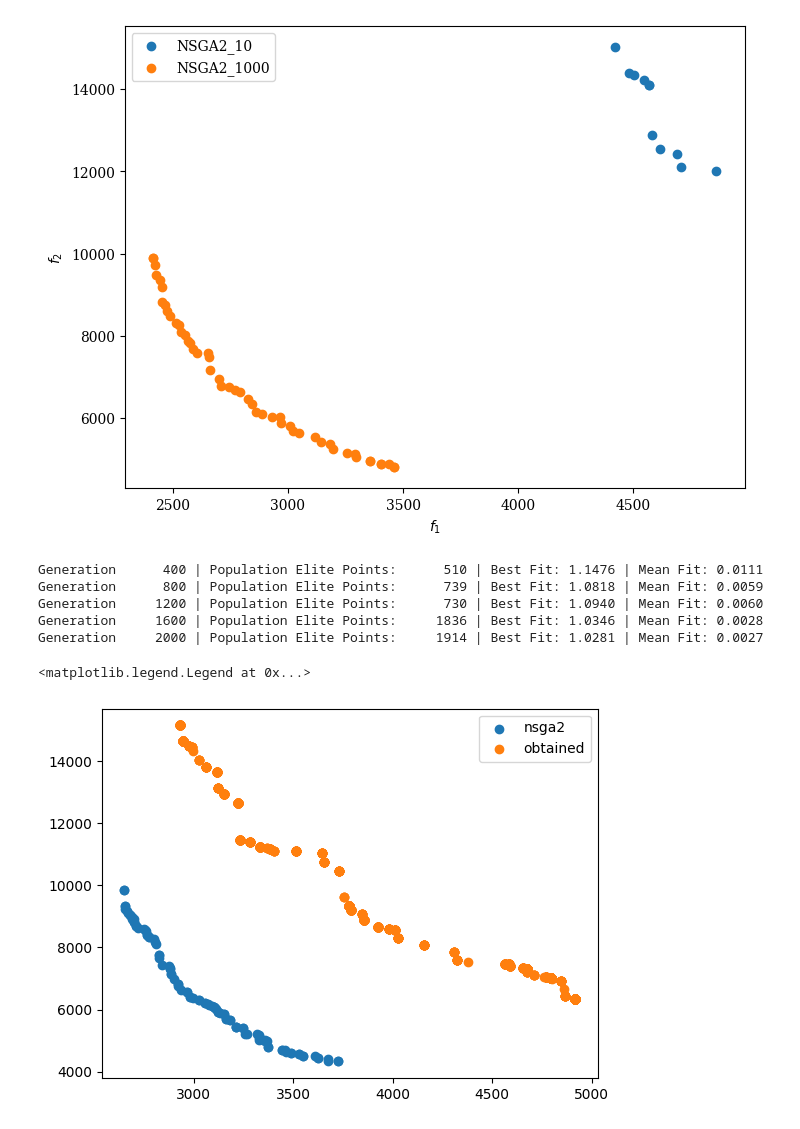
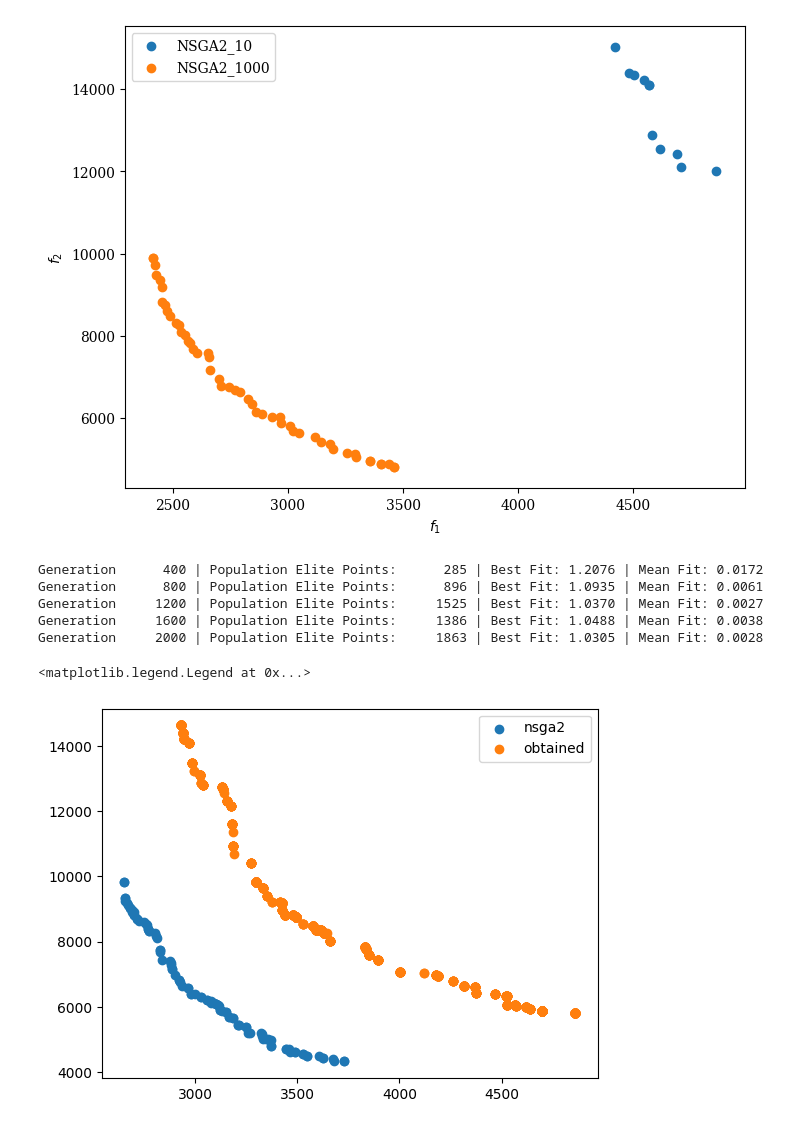
Before and after one commit to pedro-com/bioinspired-evo, a Jupyter notebook: hito2-alumno.ipynb, the cells around one changed output. Cells and saved outputs as stored; diff of their text form; code cells hidden in the pictures.

```diff
--- a/hito2-alumno.ipynb
+++ b/hito2-alumno.ipynb
@@ -262,37 +267,37 @@ scatter.show()
 # %%
 from src.multi_evolutive import PermutationMultiEvolutive
 import matplotlib.pyplot as plt
 
 evolutive = PermutationMultiEvolutive(
     alphabet=range(100),
     n_individuals=50,
     mutation=["to-opt", "insert-gene", "swap-gene"],
     crossover= ["uniform", "split-merge"],
-    front=['front', 'sharing'],
+    front='front',
     penalization='crowding_norm',
-    selection_pool=['best', 'roullete'],
+    selection_pool=['best', 'section'],
 	T_selection=20,
 	p_crossover=0.7,
 	average_mutation_rate=1.25,
     maximize=[False, False],
     selection_pool_size=1.5,
 	elitism=True
 )
 results = evolutive.evolve(fit=problem.evaluate, n_generations=2000, trace=400, obtain_metrics=True)
 fig, axs = plt.subplots(1, 1)
 axs.scatter(res2.F[:, 0], res2.F[:, 1], label='nsga2')
 fit_scores = np.array([problem.evaluate(p) for p in results["best"]])
 
 axs.scatter(fit_scores[:, 0], fit_scores[:, 1], label='obtained')
 plt.legend()
 # %% [output]
-Generation      400 | Population Elite Points:      510 | Best Fit: 1.1476 | Mean Fit: 0.0111
-Generation      800 | Population Elite Points:      739 | Best Fit: 1.0818 | Mean Fit: 0.0059
-Generation     1200 | Population Elite Points:      730 | Best Fit: 1.0940 | Mean Fit: 0.0060
-Generation     1600 | Population Elite Points:     1836 | Best Fit: 1.0346 | Mean Fit: 0.0028
-Generation     2000 | Population Elite Points:     1914 | Best Fit: 1.0281 | Mean Fit: 0.0027
+Generation      400 | Population Elite Points:      285 | Best Fit: 1.2076 | Mean Fit: 0.0172
+Generation      800 | Population Elite Points:      896 | Best Fit: 1.0935 | Mean Fit: 0.0061
+Generation     1200 | Population Elite Points:     1525 | Best Fit: 1.0370 | Mean Fit: 0.0027
+Generation     1600 | Population Elite Points:     1386 | Best Fit: 1.0488 | Mean Fit: 0.0038
+Generation     2000 | Population Elite Points:     1863 | Best Fit: 1.0305 | Mean Fit: 0.0028
 <matplotlib.legend.Legend at 0x...>
-[figure, old version]
+[figure, new version]
 # %%
 from src.multi_evolutive import RealMultiEvolutive
 import matplotlib.pyplot as plt
```
Also changed, not shown: parts of 4 cells of this notebook, 5 other files.
